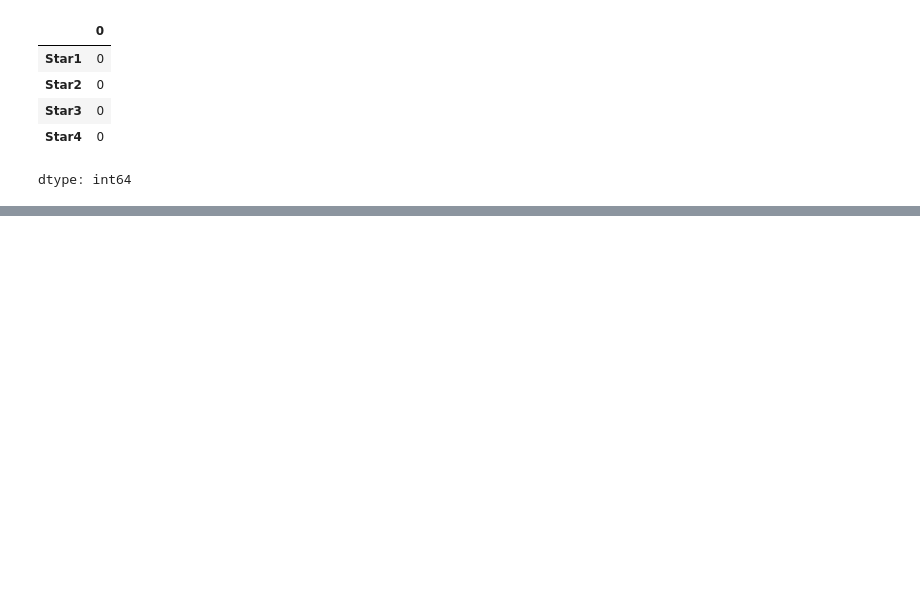
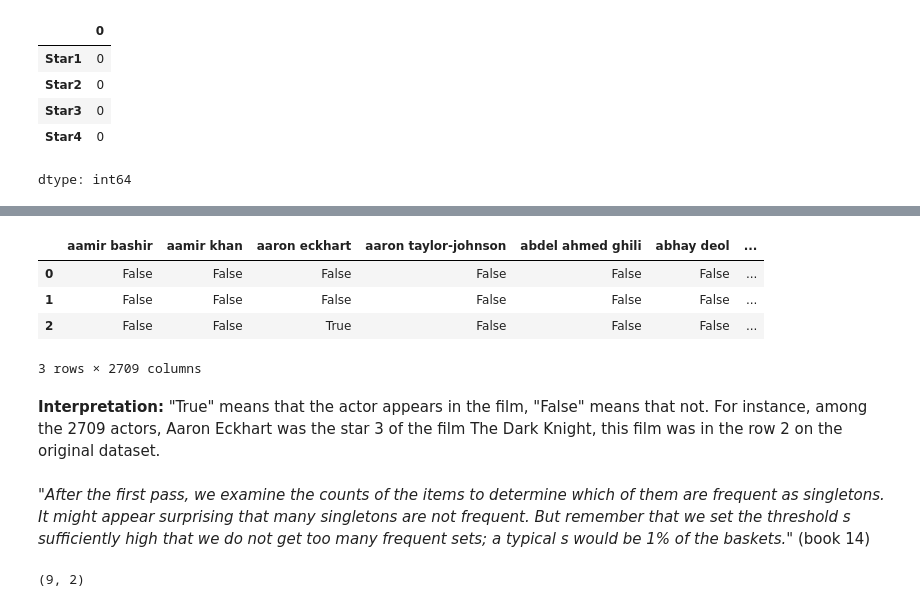
Before and after one commit to Diego-LeivaC/market-leiva, a Jupyter notebook: market-notebook.ipynb, the cells around one changed output, grey strips where cells are left out. Drawn from its saved outputs; the diff is of its cells as text; code cells hidden in the pictures; blank space fills up the shorter version.

```diff
--- a/market-notebook.ipynb
+++ b/market-notebook.ipynb
@@ -167,0 +136,19 @@ Maximum support in pairs: 0.006
+# %%
+import warnings
+warnings.filterwarnings('ignore', category=DeprecationWarning)
+data_encoded.head(3)
+# %% [output]
+|  | aamir bashir | aamir khan | aaron eckhart | aaron taylor-johnson | abdel ahmed ghili | abhay deol | ... |
+| 0 | False | False | False | False | False | False | ... |
+| 1 | False | False | False | False | False | False | ... |
+| 2 | False | False | True | False | False | False | ... |
+3 rows × 2709 columns
+# %% [markdown]
+**Interpretation:** "True" means that the actor appears in the film, "False" means that not. For instance, among the 2709 actors, Aaron Eckhart was the star 3 of the film The Dark Knight, this film was in the row 2 on the original dataset.
+# %% [markdown]
+*"After the first pass, we examine the counts of the items to determine which of them are frequent as singletons. It might appear surprising that many singletons are not frequent. But remember that we set the threshold s sufficiently high that we do not get too many frequent sets; a typical s would be 1% of the baskets."* (book 14)
+# %%
+frequent_combinations = apriori(data_encoded, min_support=0.01, use_colnames=True)
+frequent_combinations.shape
+# %% [output]
+(9, 2)
```
Also changed, not shown: parts of 66 cells of this notebook.
